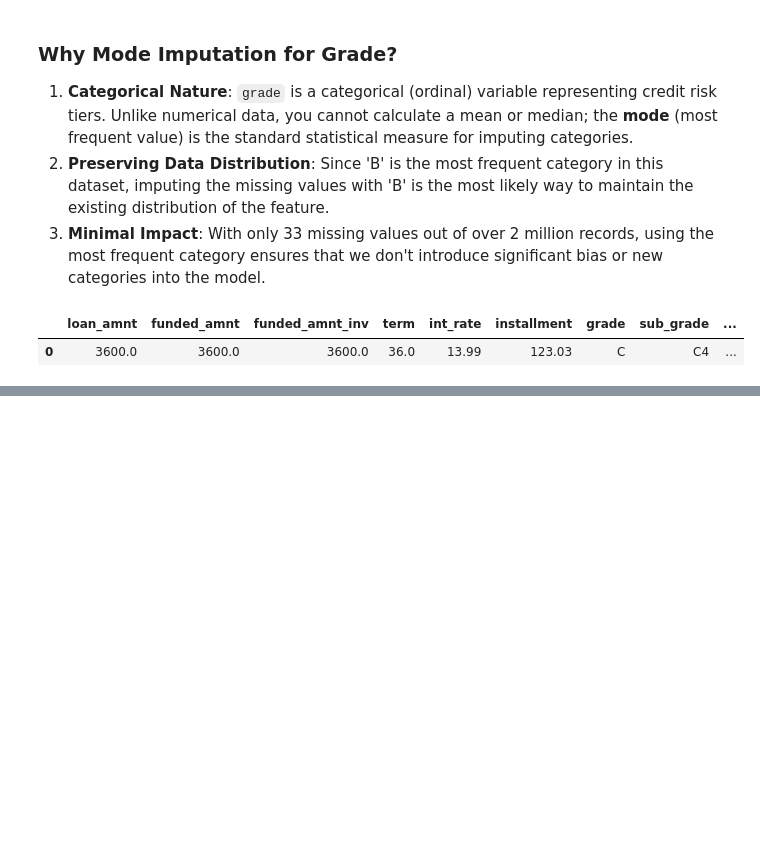
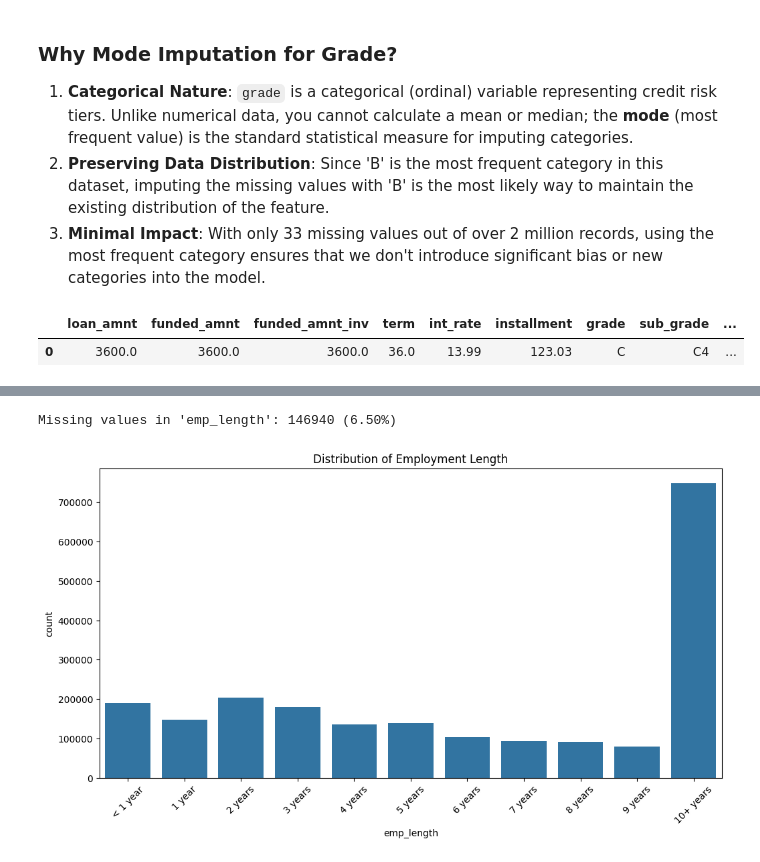
Before and after one commit to CharlesRajaR/Loan-Approval-Prediction-with-SHAP-An-end-to-end-machine-learning-project, a Jupyter notebook: notebooks/loan_approval_predictions_with_shap.ipynb, the cells around one changed output, grey strips where cells are left out. Drawn from its saved outputs; the diff is of its cells as text; code cells hidden in the pictures; blank space fills up the shorter version.

```diff
--- a/notebooks/loan_approval_predictions_with_shap.ipynb
+++ b/notebooks/loan_approval_predictions_with_shap.ipynb
@@ -8,15 +8,31 @@ Mounted at /content/drive
 # %%
 import pandas as pd
+import os
+import shutil
 
-# Example file path (adjust this if you saved it in a different location or with a different name)
-file_path = '/content/drive/MyDrive/Kaggle/datasets/loan_default_prediction/accepted_2007_to_2018Q4.csv.gz'
+gdrive_path = '/content/drive/MyDrive/kaggle/datasets/loan_default_prediction/accepted_2007_to_2018Q4.csv.gz'
+local_data_dir = '/data/'
+local_path = os.path.join(local_data_dir, 'accepted_2007_to_2018Q4.csv.gz')
 
 try:
-    df = pd.read_csv(file_path, low_memory=False)
-    print(f"Dataset loaded successfully from: {file_path}")
+
+    if not os.path.exists(local_data_dir):
+        os.makedirs(local_data_dir)
+        print(f"Created directory: {local_data_dir}")
+
+
+    if not os.path.exists(local_path):
+        print("Copying dataset to /data/ path...")
+        shutil.copy(gdrive_path, local_path)
+        print("Copy complete.")
+
+
+    df = pd.read_csv(local_path, low_memory=False)
+    print(f"Dataset loaded successfully from: {local_path}")
     display(df.head())
+
 except FileNotFoundError:
-    print(f"Error: The file '{file_path}' was not found. Please ensure the file is saved in your Google Drive at the correct path.")
+    print(f"Error: The file was not found at {gdrive_path}. Please check the Drive path.")
 except Exception as e:
-    print(f"An error occurred while loading the dataset: {e}")
+    print(f"An error occurred: {e}")
 # %% [output]
@@ -625,0 +656,17 @@ df1.head(1)
+# %%
+null_count = df1['emp_length'].isnull().sum()
+null_percent = (null_count / len(df1)) * 100
+print(f"Missing values in 'emp_length': {null_count} ({null_percent:.2f}%)")
+# %% [output]
+Missing values in 'emp_length': 146940 (6.50%)
+# %%
+import seaborn as sns
+import matplotlib.pyplot as plt
+
+plt.figure(figsize=(12, 6))
+sns.countplot(data=df1, x='emp_length', order=['< 1 year', '1 year', '2 years', '3 years', '4 years', '5 years', '6 years', '7 years', '8 years', '9 years', '10+ years'])
+plt.title('Distribution of Employment Length')
+plt.xticks(rotation=45)
+plt.show()
+# %% [output]
+[figure, added]
```
Also changed, not shown: parts of 16 cells of this notebook.
